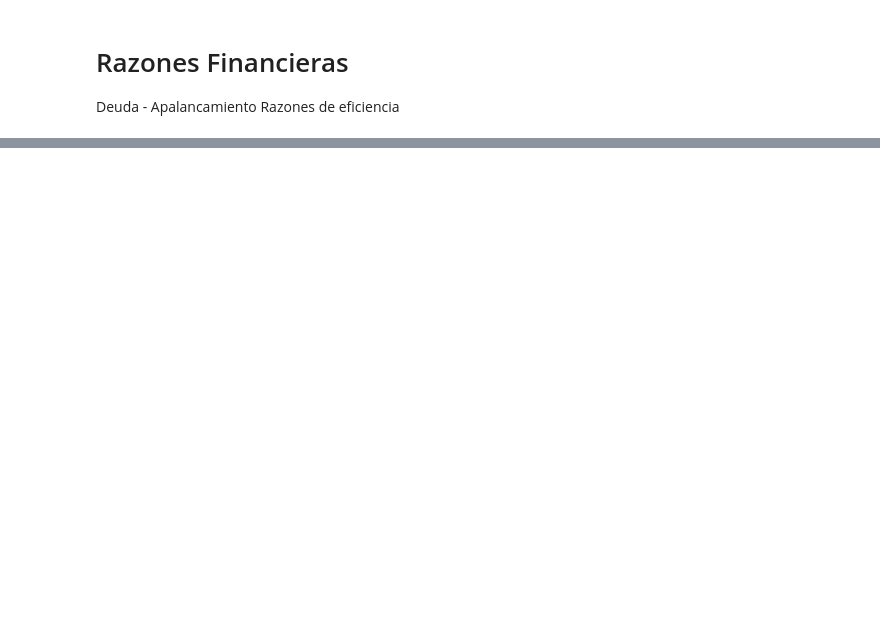
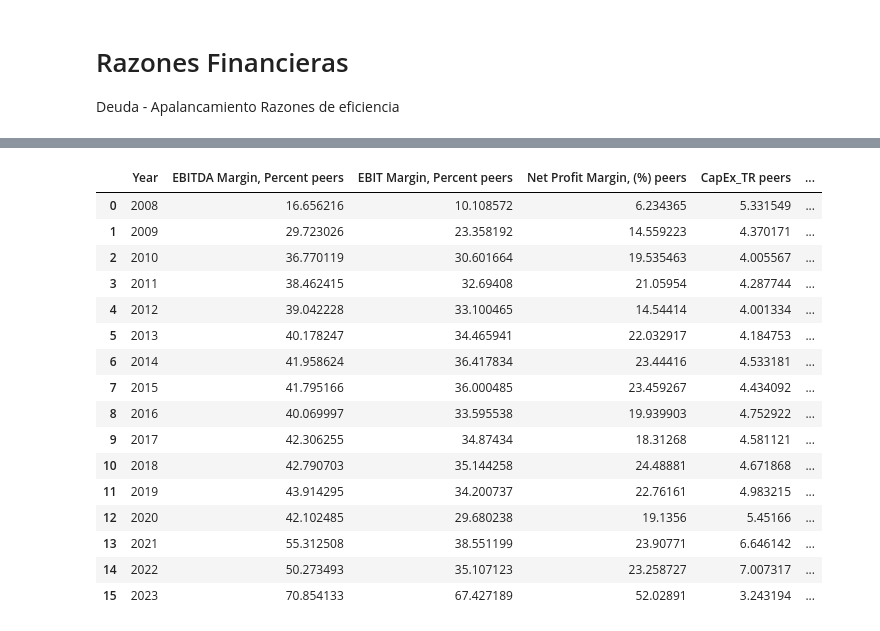
Before and after one commit to neftalivldz/finanzas_2024_agosto, a Jupyter notebook: 06_PeersAnalysis.ipynb, the cells around one changed output, grey strips where cells are left out. Saved outputs shown, nothing was run; the diff lists cells and outputs as text; code cells hidden in the pictures; blank space fills up the shorter version.

```diff
--- a/06_PeersAnalysis.ipynb
+++ b/06_PeersAnalysis.ipynb
@@ -117,0 +164,31 @@ ts.drop_duplicates()
+# %%
+ts_noMC = ts2.loc[ts2['Instrument'] != 'MA.N']
+#ts_noMC
+# %%
+mean_grouped = ts_noMC.groupby('Year')[['EBITDA Margin, Percent', 'EBIT Margin, Percent', 'Net Profit Margin, (%)', 'CapEx_TR', 'TotalRevenueGrowth', 'Price Close']].mean().reset_index()
+mean_grouped_renamed = mean_grouped.rename(columns={'EBITDA Margin, Percent': 'EBITDA Margin, Percent peers',
+                   'EBIT Margin, Percent': 'EBIT Margin, Percent peers',
+                   "Net Profit Margin, (%)": "Net Profit Margin, (%) peers",
+                   'CapEx_TR': 'CapEx_TR peers',
+                   'TotalRevenueGrowth': 'TotalRevenueGrowth peers',
+                    'Price Close': 'Price Close peers'
+                  }, errors="raise")
+mean_grouped_renamed
+# %% [output]
+|  | Year | EBITDA Margin, Percent peers | EBIT Margin, Percent peers | Net Profit Margin, (%) peers | CapEx_TR peers | ... |
+| 0 | 2008 | 16.656216 | 10.108572 | 6.234365 | 5.331549 | ... |
+| 1 | 2009 | 29.723026 | 23.358192 | 14.559223 | 4.370171 | ... |
+| 2 | 2010 | 36.770119 | 30.601664 | 19.535463 | 4.005567 | ... |
+| 3 | 2011 | 38.462415 | 32.69408 | 21.05954 | 4.287744 | ... |
+| 4 | 2012 | 39.042228 | 33.100465 | 14.54414 | 4.001334 | ... |
+| 5 | 2013 | 40.178247 | 34.465941 | 22.032917 | 4.184753 | ... |
+| 6 | 2014 | 41.958624 | 36.417834 | 23.44416 | 4.533181 | ... |
+| 7 | 2015 | 41.795166 | 36.000485 | 23.459267 | 4.434092 | ... |
+| 8 | 2016 | 40.069997 | 33.595538 | 19.939903 | 4.752922 | ... |
+| 9 | 2017 | 42.306255 | 34.87434 | 18.31268 | 4.581121 | ... |
+| 10 | 2018 | 42.790703 | 35.144258 | 24.48881 | 4.671868 | ... |
+| 11 | 2019 | 43.914295 | 34.200737 | 22.76161 | 4.983215 | ... |
+| 12 | 2020 | 42.102485 | 29.680238 | 19.1356 | 5.45166 | ... |
+| 13 | 2021 | 55.312508 | 38.551199 | 23.90771 | 6.646142 | ... |
+| 14 | 2022 | 50.273493 | 35.107123 | 23.258727 | 7.007317 | ... |
+| 15 | 2023 | 70.854133 | 67.427189 | 52.02891 | 3.243194 | ... |
```
Also changed, not shown: parts of 8 cells of this notebook.
